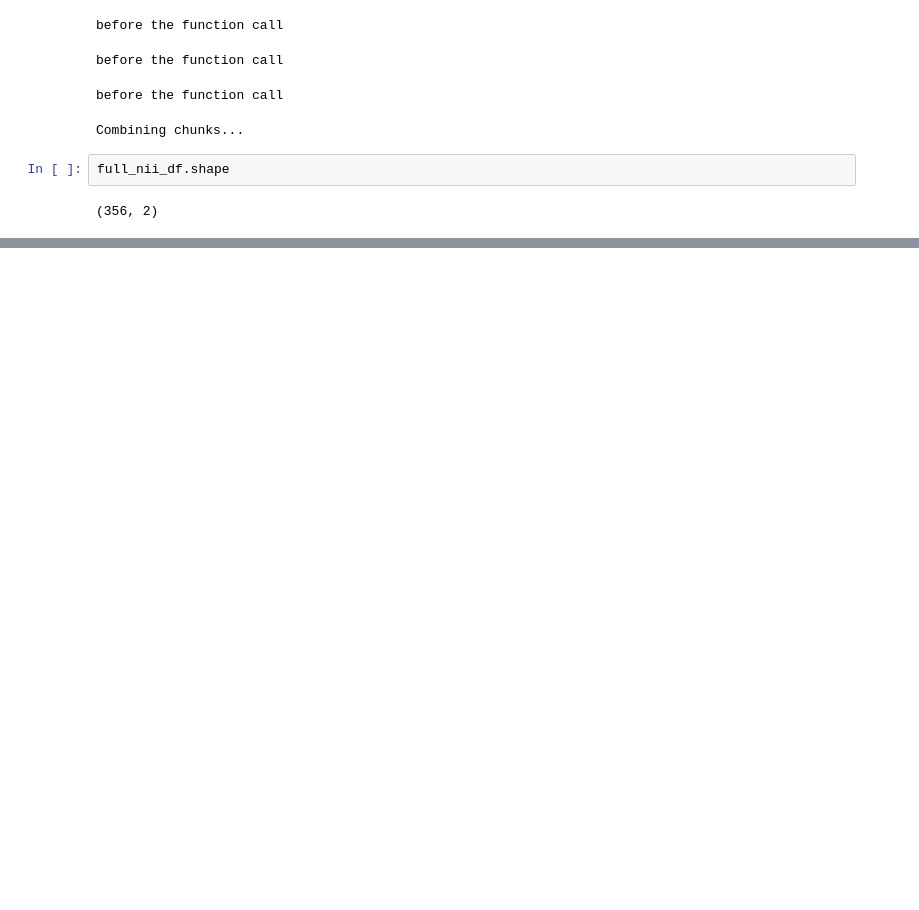
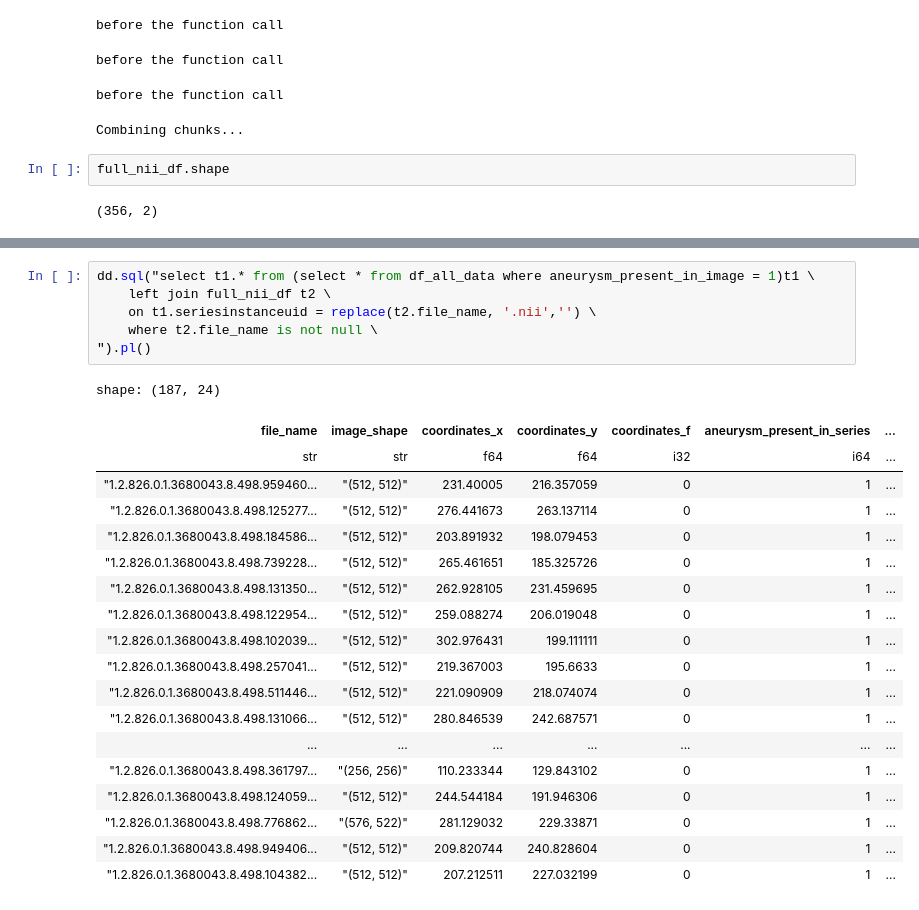
Before and after one commit to sumaniitm/RSNA_Intracranial_Aneurysm_Detection_2025, a Jupyter notebook: Suman-Notebook-2.ipynb, the cells around one changed output, grey strips where cells are left out. Saved outputs shown, nothing was run; the diff lists cells and outputs as text; blank space fills up the shorter version.

```diff
--- a/Suman-Notebook-2.ipynb
+++ b/Suman-Notebook-2.ipynb
@@ -286,0 +315,26 @@ shape: (5, 2)
+# %%
+dd.sql("select t1.* from (select * from df_all_data where aneurysm_present_in_image = 1)t1 \
+    left join full_nii_df t2 \
+    on t1.seriesinstanceuid = replace(t2.file_name, '.nii','') \
+    where t2.file_name is not null \
+").pl()
+# %% [output]
+shape: (187, 24)
+| file_name | image_shape | coordinates_x | coordinates_y | coordinates_f | aneurysm_present_in_series | ... |
+| str | str | f64 | f64 | i32 | i64 | ... |
+| "1.2.826.0.1.3680043.8.498.959460... | "(512, 512)" | 231.40005 | 216.357059 | 0 | 1 | ... |
+| "1.2.826.0.1.3680043.8.498.125277... | "(512, 512)" | 276.441673 | 263.137114 | 0 | 1 | ... |
+| "1.2.826.0.1.3680043.8.498.184586... | "(512, 512)" | 203.891932 | 198.079453 | 0 | 1 | ... |
+| "1.2.826.0.1.3680043.8.498.739228... | "(512, 512)" | 265.461651 | 185.325726 | 0 | 1 | ... |
+| "1.2.826.0.1.3680043.8.498.131350... | "(512, 512)" | 262.928105 | 231.459695 | 0 | 1 | ... |
+| "1.2.826.0.1.3680043.8.498.122954... | "(512, 512)" | 259.088274 | 206.019048 | 0 | 1 | ... |
+| "1.2.826.0.1.3680043.8.498.102039... | "(512, 512)" | 302.976431 | 199.111111 | 0 | 1 | ... |
+| "1.2.826.0.1.3680043.8.498.257041... | "(512, 512)" | 219.367003 | 195.6633 | 0 | 1 | ... |
+| "1.2.826.0.1.3680043.8.498.511446... | "(512, 512)" | 221.090909 | 218.074074 | 0 | 1 | ... |
+| "1.2.826.0.1.3680043.8.498.131066... | "(512, 512)" | 280.846539 | 242.687571 | 0 | 1 | ... |
+| ... | ... | ... | ... | ... | ... | ... |
+| "1.2.826.0.1.3680043.8.498.361797... | "(256, 256)" | 110.233344 | 129.843102 | 0 | 1 | ... |
+| "1.2.826.0.1.3680043.8.498.124059... | "(512, 512)" | 244.544184 | 191.946306 | 0 | 1 | ... |
+| "1.2.826.0.1.3680043.8.498.776862... | "(576, 522)" | 281.129032 | 229.33871 | 0 | 1 | ... |
+| "1.2.826.0.1.3680043.8.498.949406... | "(512, 512)" | 209.820744 | 240.828604 | 0 | 1 | ... |
+| "1.2.826.0.1.3680043.8.498.104382... | "(512, 512)" | 207.212511 | 227.032199 | 0 | 1 | ... |
```
Also changed, not shown: parts of 17 cells of this notebook.
